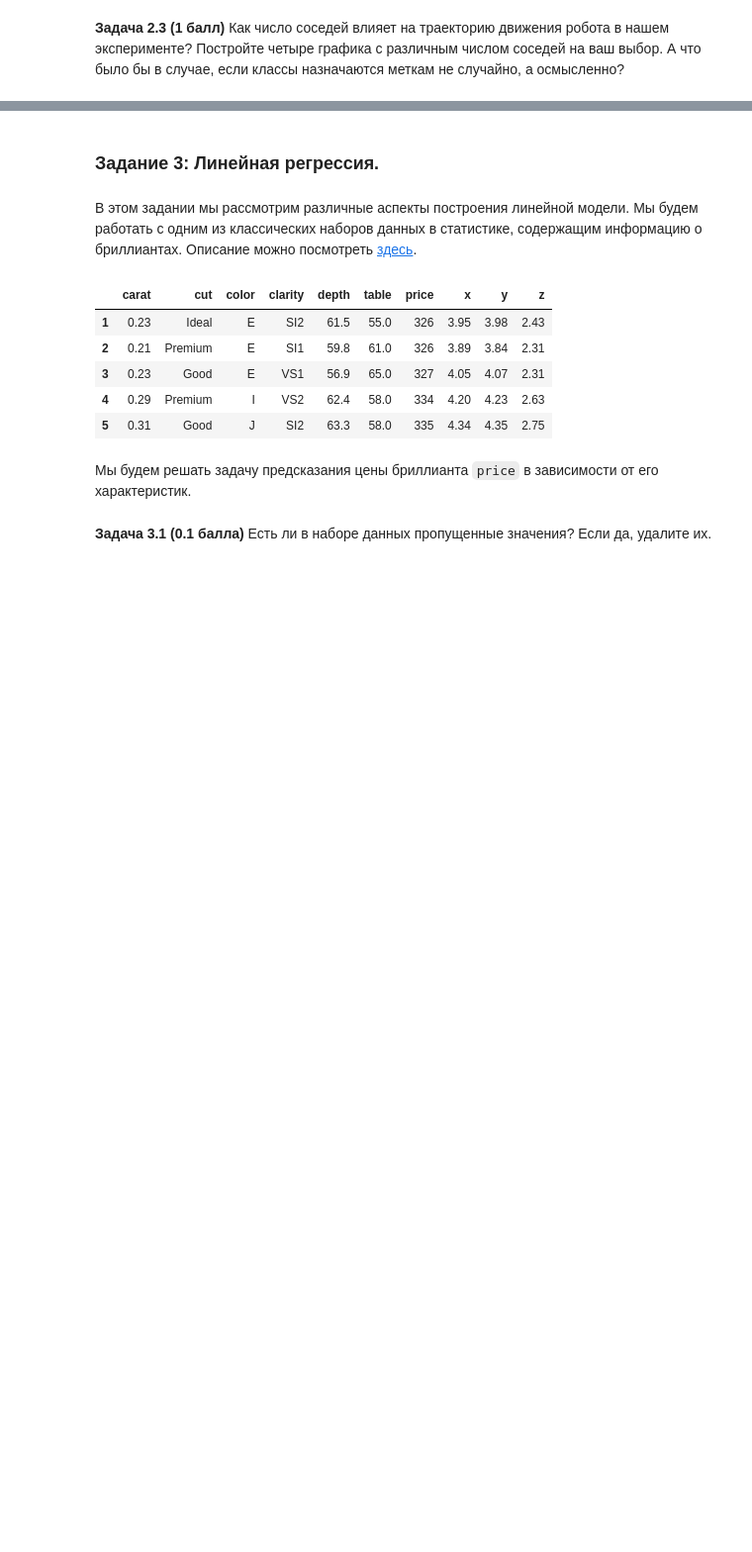
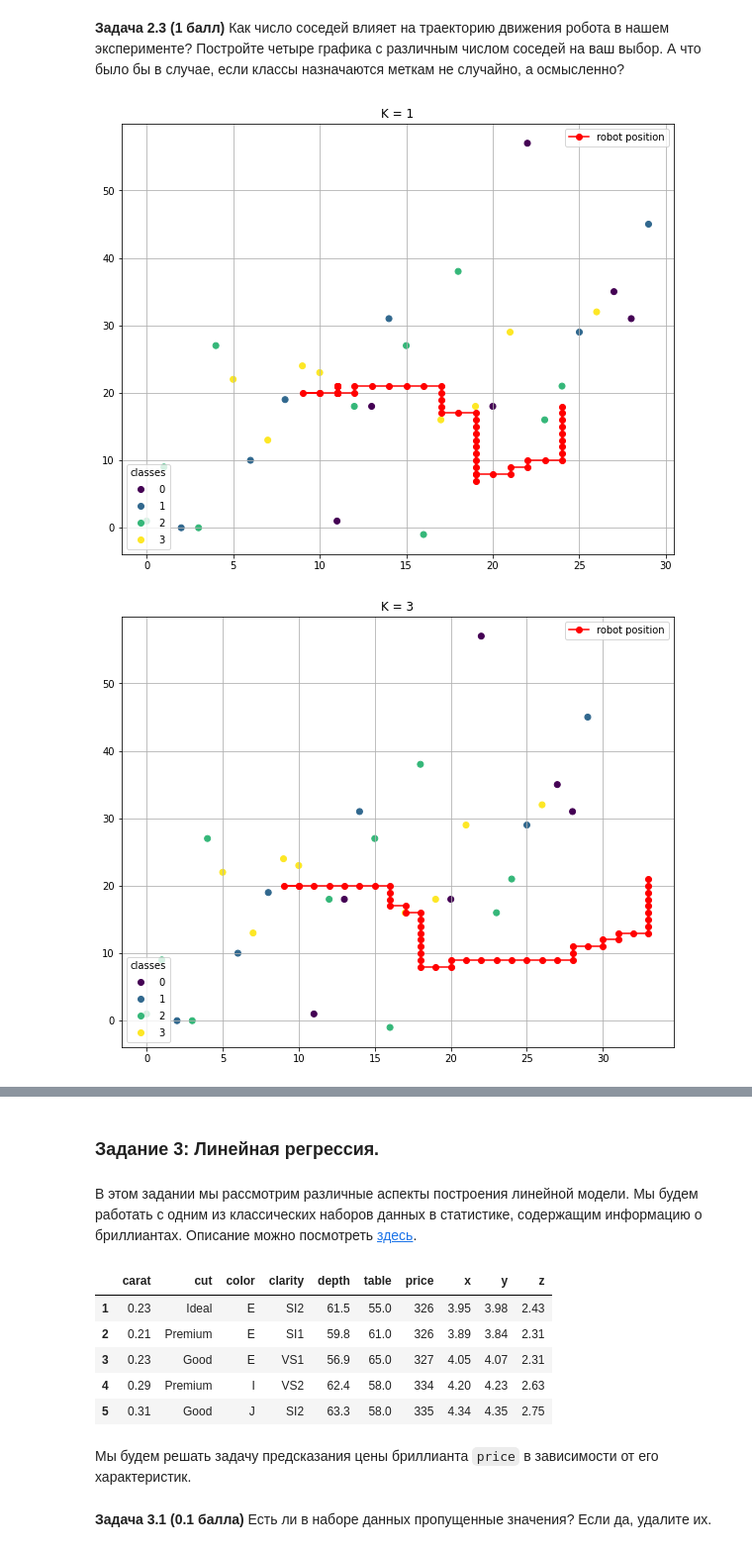
Before and after one commit to TyurinIvan/iad2021, a Jupyter notebook: hw4/hw04.ipynb, the cells around one changed output, grey strips where cells are left out. Shown: that part at 99% size. Saved outputs shown, nothing was run; the diff lists cells and outputs as text; code cells hidden in the pictures; blank space fills up the shorter version.

```diff
--- a/hw4/hw04.ipynb
+++ b/hw4/hw04.ipynb
@@ -290,2 +316,12 @@ conduct_experiment(x, mean = 3, std = 10, k = 5, n_movements = 50)
 # %% [markdown]
 **Задача 2.3 (1 балл)** Как число соседей влияет на траекторию движения робота в нашем эксперименте? Постройте четыре графика с различным числом соседей на ваш выбор. А что было бы в случае, если классы назначаются меткам не случайно, а осмысленно?
+# %%
+k_mas = [1, 3, 10, 20]
+# Число соседей непосредственно влияет на траекторию движения робота.
+# Робот двигался по заданной нами логике в определённом направлении при осмысленном формировании меток.
+# %%
+for k in k_mas:
+  conduct_experiment(x, mean = 3, std = 10, k = k, n_movements = 50)
+# %% [output]
+[figure, added]
+[figure, added]
```
Also changed, not shown: parts of 5 cells of this notebook.
